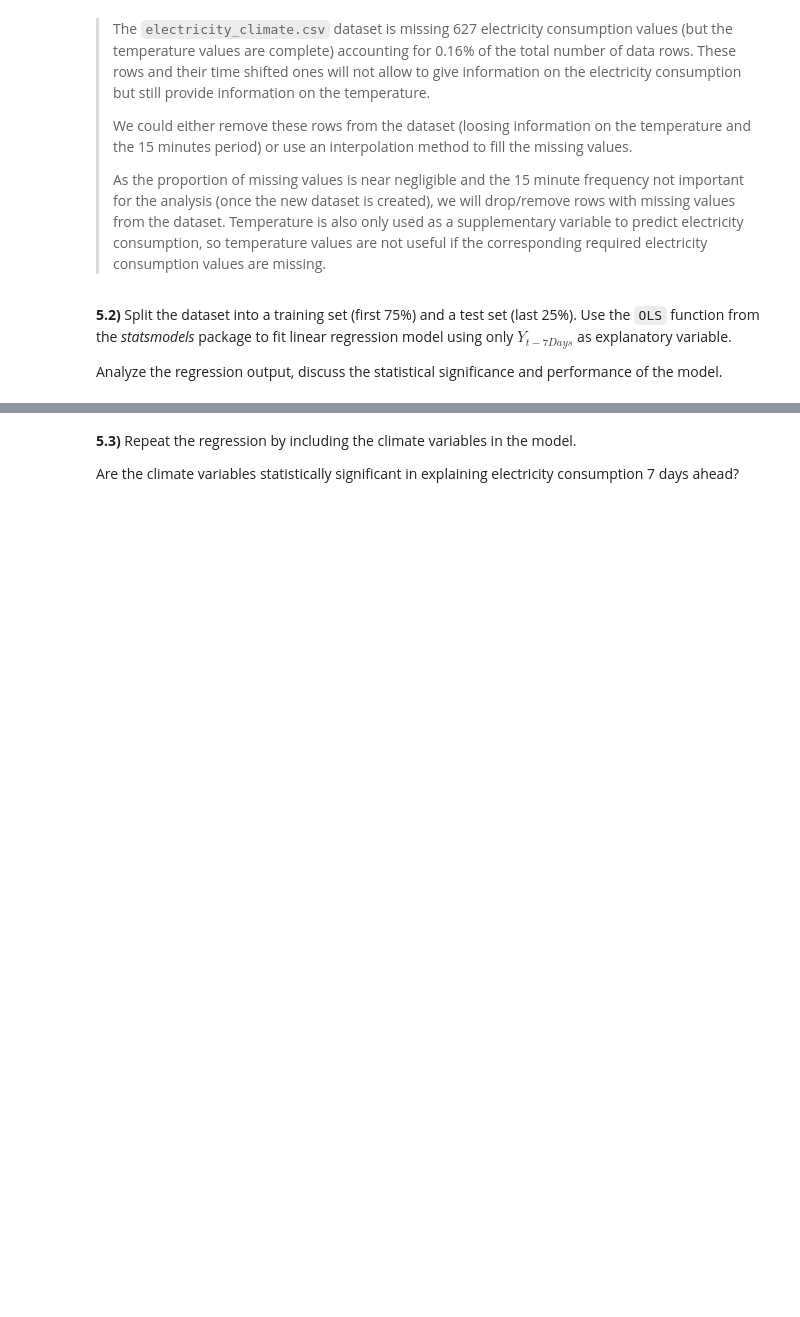
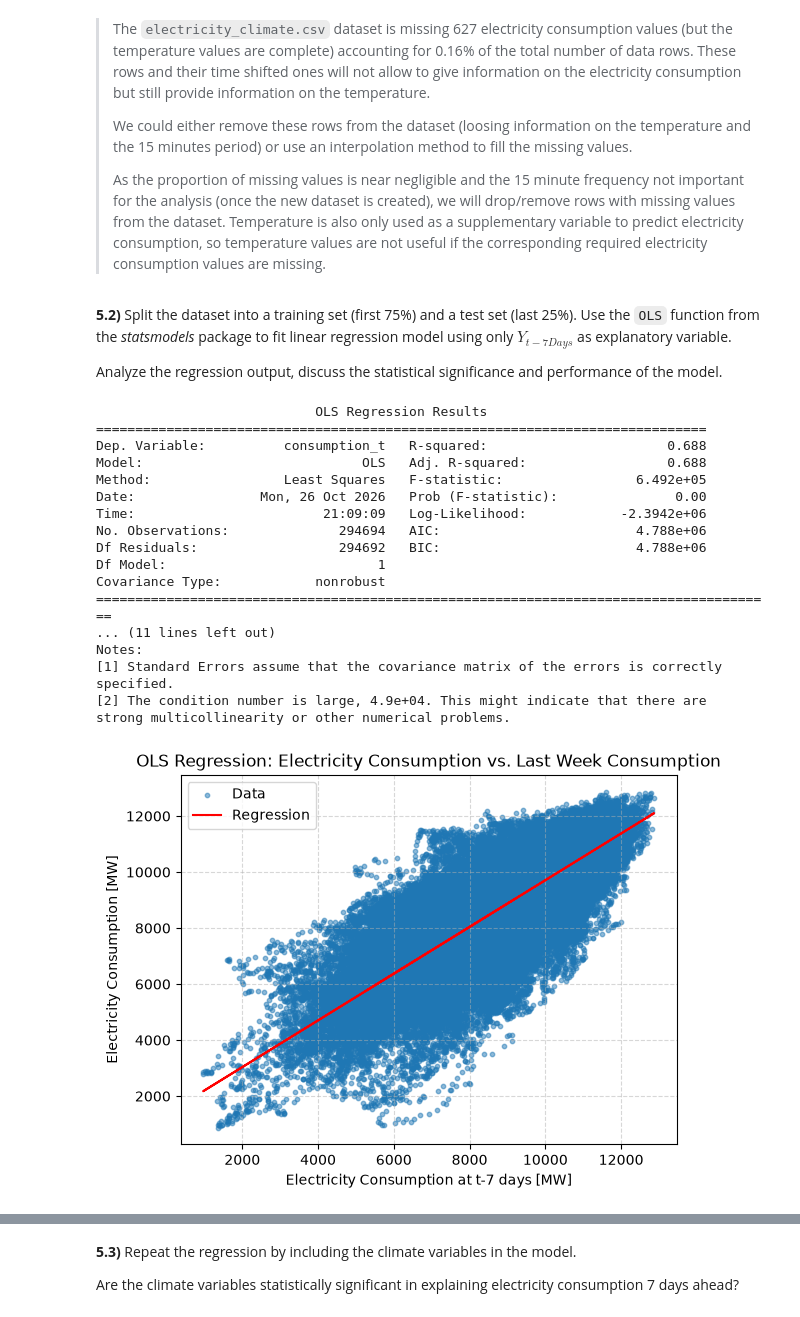
Before and after one commit to NJurquet/lepl1109-hackatons, a Jupyter notebook: Hackathon_1_-_Statistics/Hackathon_26_27.ipynb, the cells around one changed output, grey strips where cells are left out. Cells and saved outputs as stored; diff of their text form; code cells hidden in the pictures; blank space fills up the shorter version.

Commit message:
Complete 5.2) regression with only consumption

```diff
--- a/Hackathon_1_-_Statistics/Hackathon_26_27.ipynb
+++ b/Hackathon_1_-_Statistics/Hackathon_26_27.ipynb
@@ -329,5 +329,46 @@ New dataset:
 Analyze the regression output, discuss the statistical significance and performance of the model.
 # %%
 # Code here
+# Split the dataset into a training set and a test set.
+train_size = int(len(elec_dataset) * 0.75)
+elec_dataset_train = elec_dataset.iloc[:train_size]
+elec_dataset_test = elec_dataset.iloc[train_size:]
+
+X_train = elec_dataset_train["consumption_t-7days"]  # Explanatory variable
+Y_train = elec_dataset_train["consumption_t"]  # Dependent variable
+Xm_train = sm.add_constant(X_train)  # Add a constant term for the intercept
+elec_model = sm.OLS(Y_train, Xm_train)
+elec_results = elec_model.fit()
+
+print(elec_results.summary())
+
+# Plot regression
+plt.scatter(X_train, Y_train, alpha=0.5, label="Data", s=10)
+plt.plot(X_train, elec_results.predict(Xm_train), color="red", label="Regression")
+plt.title("OLS Regression: Electricity Consumption vs. Last Week Consumption")
+plt.xlabel("Electricity Consumption at t-7 days [MW]")
+plt.ylabel("Electricity Consumption [MW]")
+plt.legend()
+plt.grid(linestyle="--", alpha=0.5)
+plt.show()
+# %% [output]
+                            OLS Regression Results
+==============================================================================
+Dep. Variable:          consumption_t   R-squared:                       0.688
+Model:                            OLS   Adj. R-squared:                  0.688
+Method:                 Least Squares   F-statistic:                 6.492e+05
+Date:                Mon, 26 Oct 2026   Prob (F-statistic):               0.00
+Time:                        21:09:09   Log-Likelihood:            -2.3942e+06
+No. Observations:              294694   AIC:                         4.788e+06
+Df Residuals:                  294692   BIC:                         4.788e+06
+Df Model:                           1
+Covariance Type:            nonrobust
+=======================================================================================
+... (11 lines left out)
+Notes:
+[1] Standard Errors assume that the covariance matrix of the errors is correctly specified.
+[2] The condition number is large, 4.9e+04. This might indicate that there are
+strong multicollinearity or other numerical problems.
+[figure, added]
 # %% [markdown]
 Comments:
```
Also changed, not shown: parts of 1 cell of this notebook.
